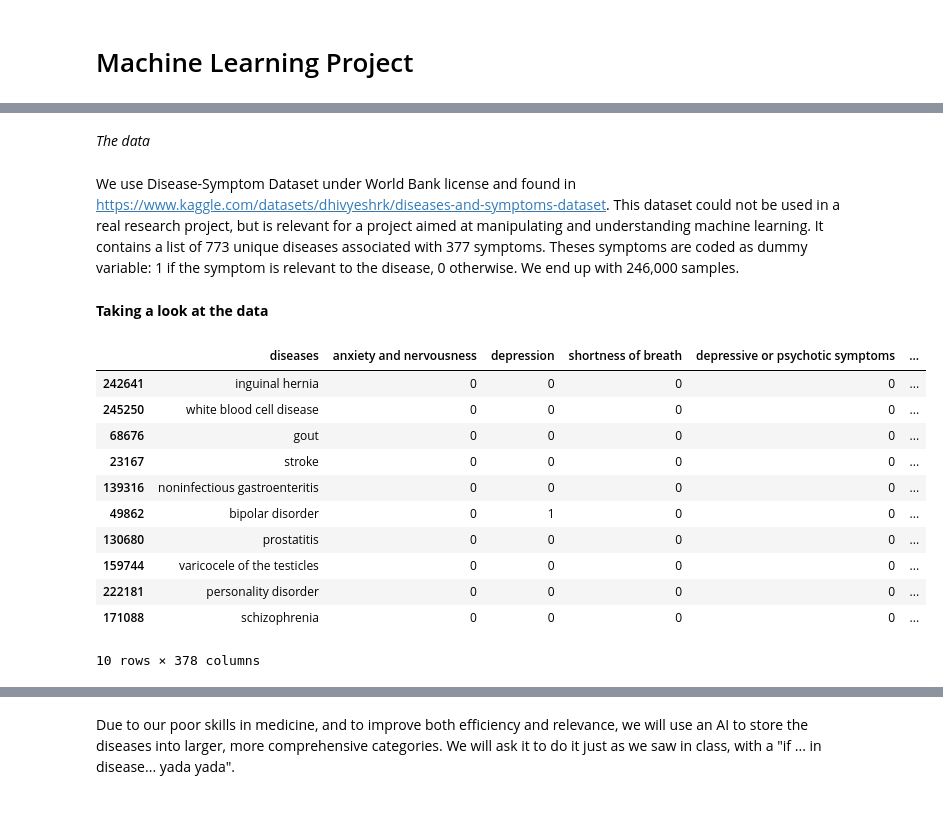
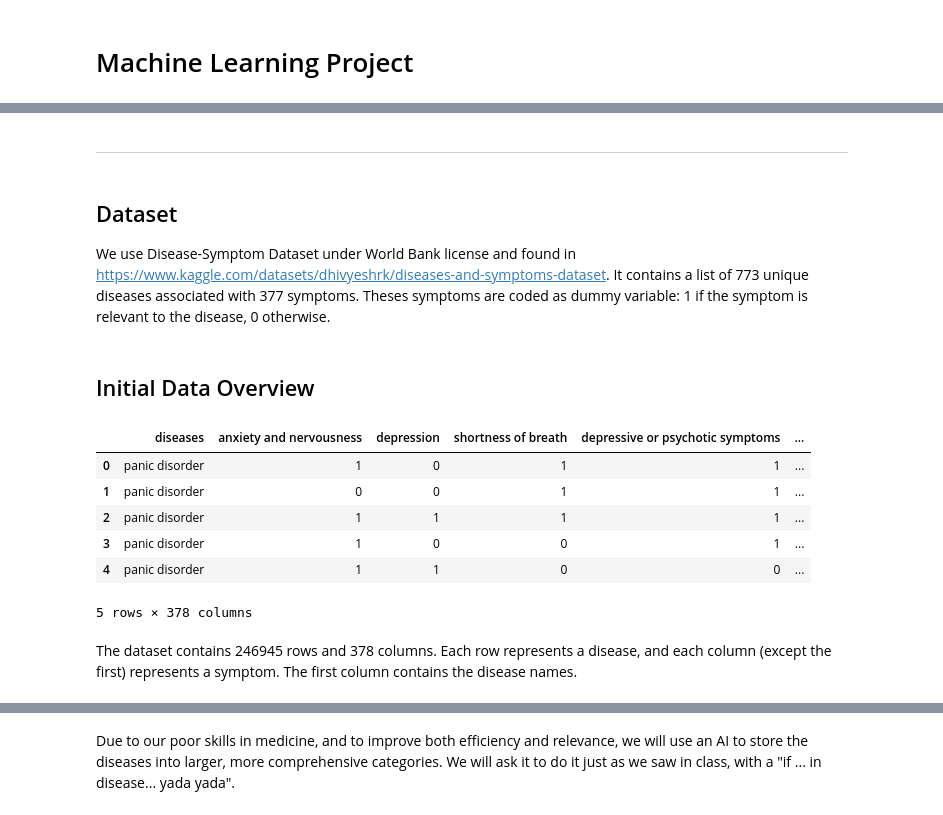
Before and after one commit to anthonyrocher/machine_learning_project, a Jupyter notebook: project_clean.ipynb, the cells around one changed output, grey strips where cells are left out. Drawn from its saved outputs; the diff is of its cells as text; code cells hidden in the pictures.

```diff
--- a/project_clean.ipynb
+++ b/project_clean.ipynb
@@ -7,28 +13,26 @@ Can we predict the risk of developing a tumor based on an individual’s symptom
-# %% [markdown]
-*The data*
-# %% [markdown]
-We use Disease-Symptom Dataset under World Bank license and found in https://www.kaggle.com/datasets/dhivyeshrk/diseases-and-symptoms-dataset. This dataset could not be used in a real research project, but is relevant for a project aimed at manipulating and understanding machine learning. It contains a list of 773 unique diseases associated with 377 symptoms. Theses symptoms are coded as dummy variable: 1 if the symptom is relevant to the disease, 0 otherwise. We end up with 246,000 samples.
+# %% [markdown]
+---
+# %% [markdown]
+## Dataset
+
+We use Disease-Symptom Dataset under World Bank license and found in https://www.kaggle.com/datasets/dhivyeshrk/diseases-and-symptoms-dataset. It contains a list of 773 unique diseases associated with 377 symptoms. Theses symptoms are coded as dummy variable: 1 if the symptom is relevant to the disease, 0 otherwise.
 # %% [markdown]
-**Taking a look at the data**
+## Initial Data Overview
 # %%
 import pandas as pd
 
 df = pd.read_csv("Final_Augmented_dataset_Diseases_and_Symptoms.csv")
 
-# Je crée un sample pour que ça tourne plus vite
-df_sample = df.sample(1000).copy()
-df.sample(10)
+# Display the first 5 rows of the DataFrame
+df.head(5)
 # %% [output]
 |  | diseases | anxiety and nervousness | depression | shortness of breath | depressive or psychotic symptoms | ... |
-| 242641 | inguinal hernia | 0 | 0 | 0 | 0 | ... |
-| 245250 | white blood cell disease | 0 | 0 | 0 | 0 | ... |
-| 68676 | gout | 0 | 0 | 0 | 0 | ... |
-| 23167 | stroke | 0 | 0 | 0 | 0 | ... |
-| 139316 | noninfectious gastroenteritis | 0 | 0 | 0 | 0 | ... |
-| 49862 | bipolar disorder | 0 | 1 | 0 | 0 | ... |
-| 130680 | prostatitis | 0 | 0 | 0 | 0 | ... |
-| 159744 | varicocele of the testicles | 0 | 0 | 0 | 0 | ... |
-| 222181 | personality disorder | 0 | 0 | 0 | 0 | ... |
-| 171088 | schizophrenia | 0 | 0 | 0 | 0 | ... |
+| 0 | panic disorder | 1 | 0 | 1 | 1 | ... |
+| 1 | panic disorder | 0 | 0 | 1 | 1 | ... |
+| 2 | panic disorder | 1 | 1 | 1 | 1 | ... |
+| 3 | panic disorder | 1 | 0 | 0 | 1 | ... |
+| 4 | panic disorder | 1 | 1 | 0 | 0 | ... |
-10 rows × 378 columns
+5 rows × 378 columns
+# %% [markdown]
+The dataset contains 246945 rows and 378 columns. Each row represents a disease, and each column (except the first) represents a symptom. The first column contains the disease names.
 # %%
```
Also changed, not shown: parts of 55 cells of this notebook, 3 other files.
